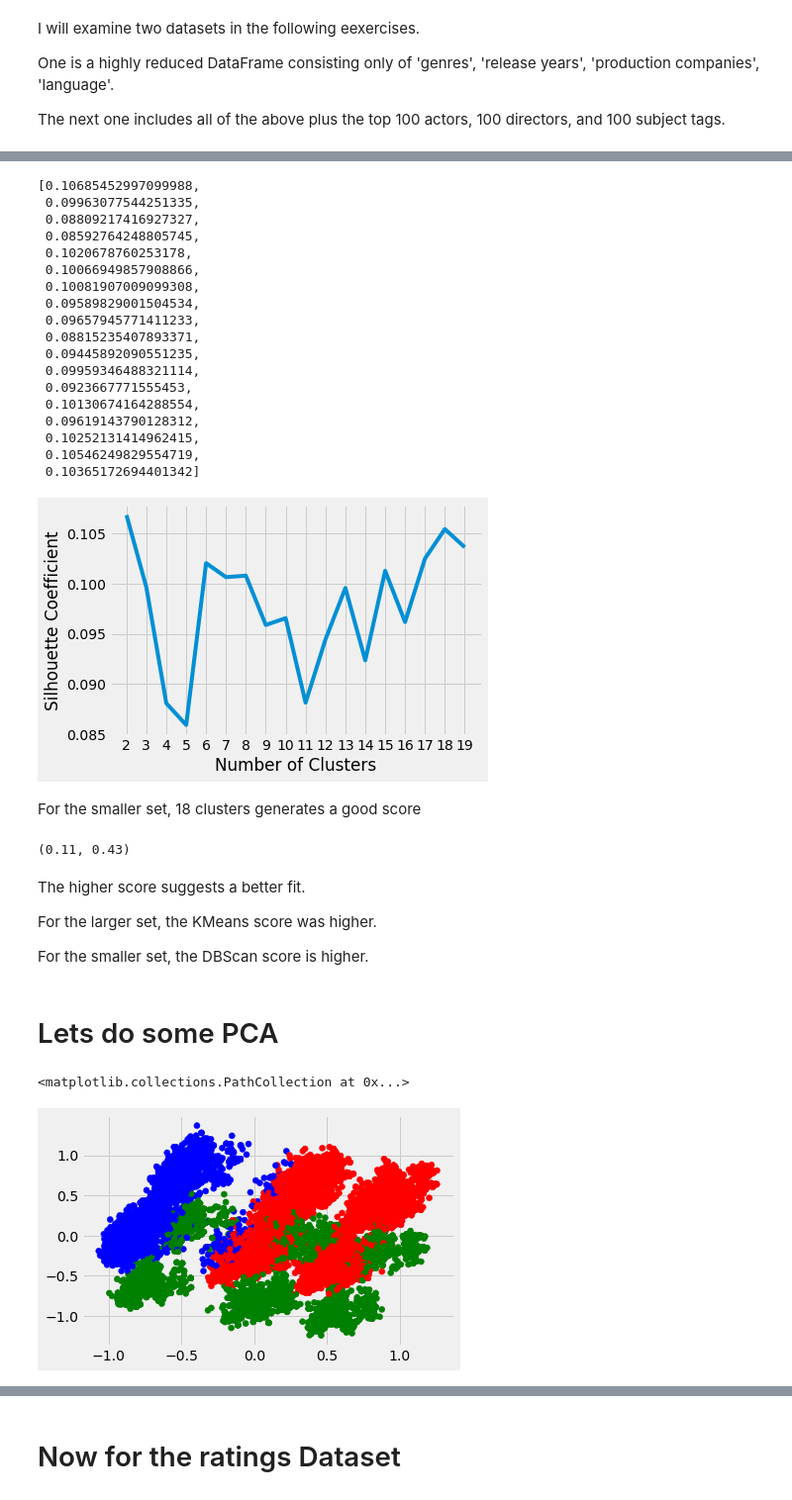
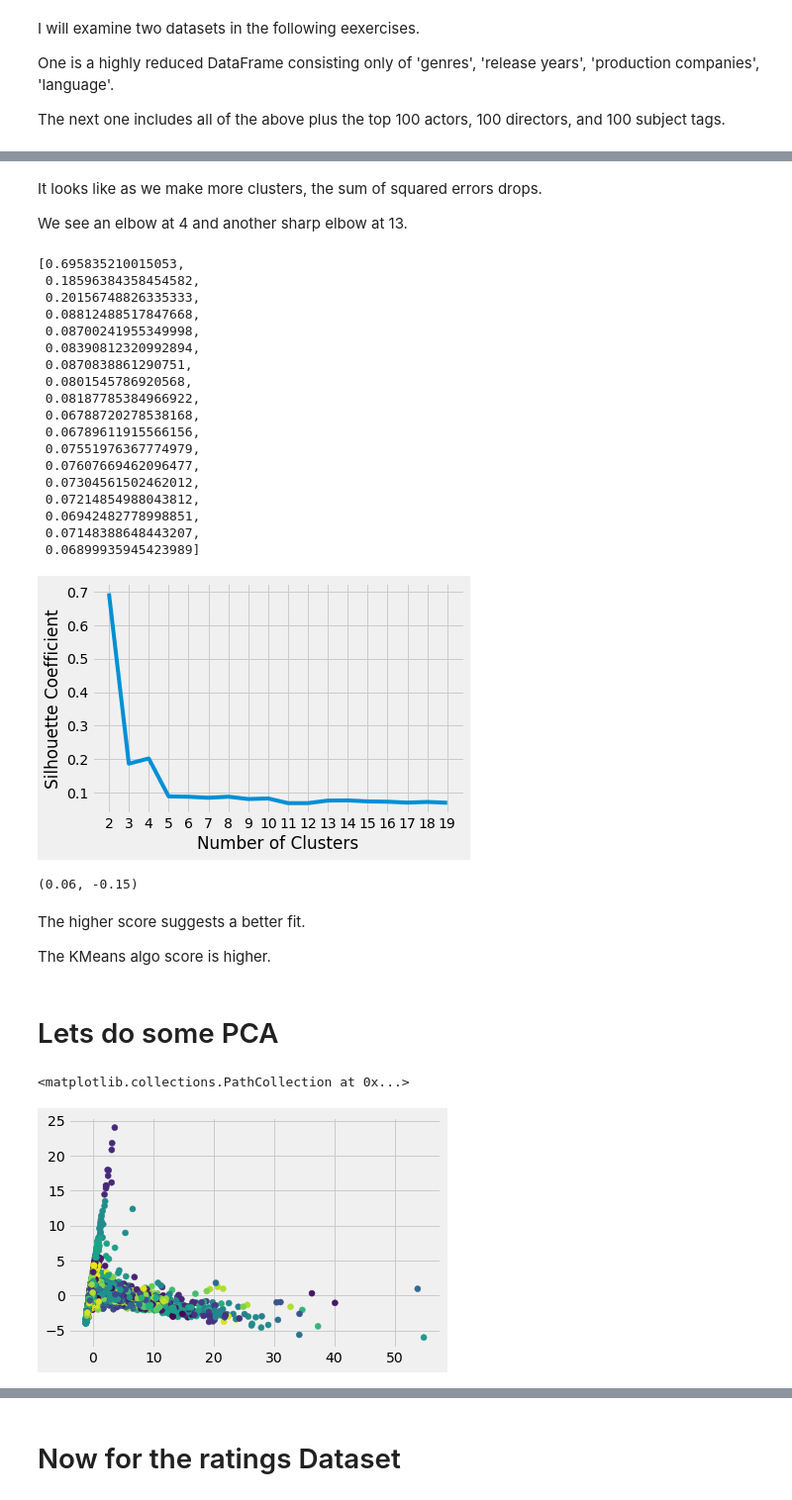
Before and after one commit to LiftedAquatic/Movie-Recommender-System, a Jupyter notebook: Notebooks/Preprocessing.ipynb, the cells around one changed output, grey strips where cells are left out. Shown at 99% size. Cells and saved outputs as stored; diff of their text form; code cells hidden in the pictures.

```diff
--- a/Notebooks/Preprocessing.ipynb
+++ b/Notebooks/Preprocessing.ipynb
@@ -237,4 +201,0 @@ df_numpy2 = df.to_numpy()
-# %%
-# reduced frame
-df = df_redux.copy()
-df.drop(['id'],axis=1,inplace=True)
@@ -343,3 +298,7 @@ For smaller set we see an elbow at 6 and another at 13.
+# %% [markdown]
+It looks like as we make more clusters, the sum of squared errors drops.
+
+We see an elbow at 4 and another sharp elbow at 13.
 # %%
 # Creating a list of silhouette coefficients
 
@@ -353,24 +312,24 @@ for k in range(2, 20):
 
 silhouette_coefficients
 # %% [output]
-[0.10685452997099988,
- 0.09963077544251335,
- 0.08809217416927327,
- 0.08592764248805745,
- 0.1020678760253178,
- 0.10066949857908866,
- 0.10081907009099308,
- 0.09589829001504534,
- 0.09657945771411233,
- 0.08815235407893371,
- 0.09445892090551235,
- 0.09959346488321114,
- 0.0923667771555453,
- 0.10130674164288554,
- 0.09619143790128312,
- 0.10252131414962415,
- 0.10546249829554719,
- 0.10365172694401342]
+[0.695835210015053,
+ 0.18596384358454582,
+ 0.20156748826335333,
+ 0.08812488517847668,
+ 0.08700241955349998,
+ 0.08390812320992894,
+ 0.0870838861290751,
+ 0.0801545786920568,
+ 0.08187785384966922,
+ 0.06788720278538168,
+ 0.06789611915566156,
+ 0.07551976367774979,
+ 0.07607669462096477,
+ 0.07304561502462012,
+ 0.07214854988043812,
+ 0.06942482778998851,
+ 0.07148388648443207,
+ 0.06899935945423989]
 # %%
 # plotting the above
 
@@ -381,14 +340,13 @@ plt.xlabel("Number of Clusters")
 plt.ylabel("Silhouette Coefficient")
 plt.show()
 # %% [output]
-[figure, old version]
+[figure, new version]
-# %% [markdown]
-For the smaller set, 18 clusters generates a good score
 # %%
+#comparing silhouette scores for 2 algos
 
 # Instantiate k-means and dbscan algorithms
-kmeans = KMeans(n_clusters=20)
-dbscan = DBSCAN(eps=0.1)
+kmeans = KMeans(n_clusters=200)
+dbscan = DBSCAN(eps=1.4)
 
 # Fit the algorithms to the features
 kmeans.fit(df_numpy)
@@ -401,13 +359,11 @@ dbscan_silhouette = silhouette_score(df_numpy, dbscan.labels_).round (2)
 # comapring the KMeans and DBscan silhouette scores
 kmeans_silhouette, dbscan_silhouette
 # %% [output]
-(0.11, 0.43)
+(0.06, -0.15)
 # %% [markdown]
 The higher score suggests a better fit.
 
-For the larger set, the KMeans score was higher.
-
-For the smaller set, the DBScan score is higher.
+The KMeans algo score is higher.
 # %% [markdown]
 # Lets do some PCA
 # %%
@@ -415,20 +371,17 @@ import sklearn.decomposition
 import matplotlib.colors
 import sklearn.cluster as cluster
 # %%
-#smaller set
+# K Means algo
 
-# Make a variable called model. We want n_clusters = 3 as parameter to sklearn.cluster.KMeans
-model= cluster.KMeans(n_clusters=3, random_state=10)
+# Make a variable called model.
+model= cluster.KMeans(n_clusters=200)
 # Call a fit_predict() on X
 cluster_assignments = model.fit_predict(df_numpy)
 
-# Let's visualiaze with colors.ListedColormap
-cmap = matplotlib.colors.ListedColormap(['red', 'green', 'blue'])
-
-# We're going to do some PCA here. Call decomposition.PCA on sklearn, and pass n_components=2 as parameter
+# Use decomposition.PCA, and pass n_components=2 as parameter
 pca = sklearn.decomposition.PCA(n_components=2)
 pc1, pc2 = zip(*pca.fit_transform(df_numpy))
-plt.scatter(pc1, pc2, c=cluster_assignments.tolist(), cmap=cmap)
+plt.scatter(pc1, pc2, c=cluster_assignments.tolist())
 # %% [output]
 <matplotlib.collections.PathCollection at 0x...>
-[figure, old version]
+[figure, new version]
```
Also changed, not shown: parts of 29 cells of this notebook.
